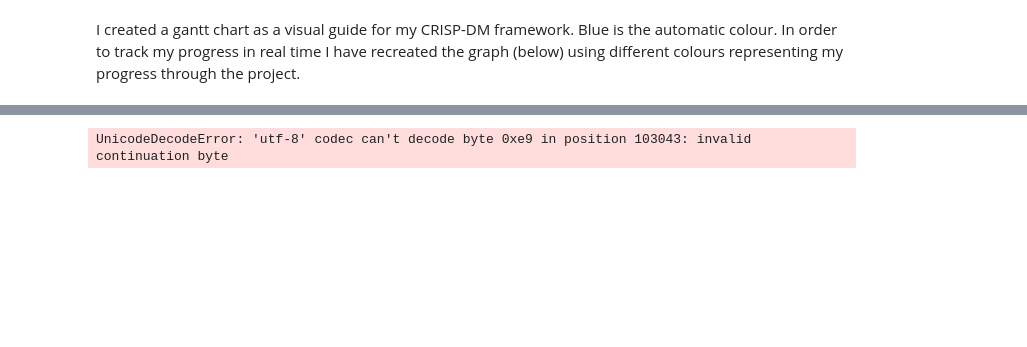
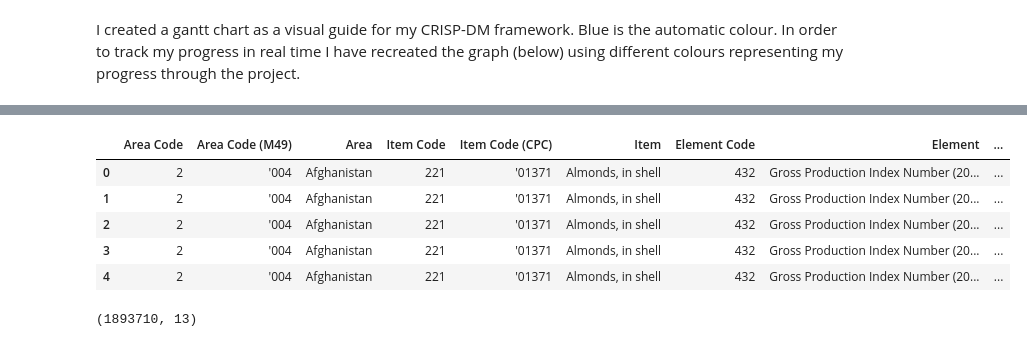
Before and after one commit to DrAmy-Data/CA2, a Jupyter notebook: CA2.ipynb, the cells around one changed output, grey strips where cells are left out. Cells and saved outputs as stored; diff of their text form; code cells hidden in the pictures; blank space fills up the shorter version.

```diff
--- a/CA2.ipynb
+++ b/CA2.ipynb
@@ -65,6 +60,0 @@ I created a gantt chart as a visual guide for my CRISP-DM framework. It is colou
-# %%
-# Data Prep
-# Importing the dataset
-df = pd.read_csv('Production_Indices_E_All_Data_(Normalized).csv')
-# %% [output]
-UnicodeDecodeError: 'utf-8' codec can't decode byte 0xe9 in position 103043: invalid continuation byte
@@ -70,0 +73,13 @@ UnicodeDecodeError: 'utf-8' codec can't decode byte 0xe9 in position 103043: inv
+# %%
+df.head() # Look at the first five rows of data
+# %% [output]
+|  | Area Code | Area Code (M49) | Area | Item Code | Item Code (CPC) | Item | Element Code | Element | ... |
+| 0 | 2 | '004 | Afghanistan | 221 | '01371 | Almonds, in shell | 432 | Gross Production Index Number (20... | ... |
+| 1 | 2 | '004 | Afghanistan | 221 | '01371 | Almonds, in shell | 432 | Gross Production Index Number (20... | ... |
+| 2 | 2 | '004 | Afghanistan | 221 | '01371 | Almonds, in shell | 432 | Gross Production Index Number (20... | ... |
+| 3 | 2 | '004 | Afghanistan | 221 | '01371 | Almonds, in shell | 432 | Gross Production Index Number (20... | ... |
+| 4 | 2 | '004 | Afghanistan | 221 | '01371 | Almonds, in shell | 432 | Gross Production Index Number (20... | ... |
+# %%
+df.shape # how many rows and columns are in the dataframe
+# %% [output]
+(1893710, 13)
```
Also changed, not shown: parts of 13 cells of this notebook.
